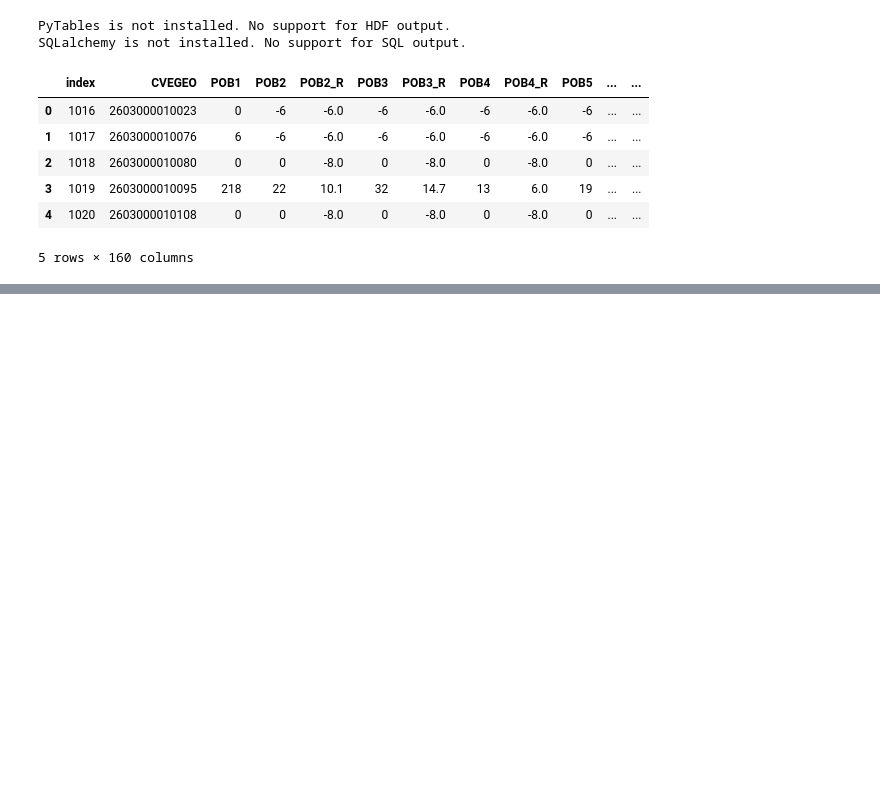
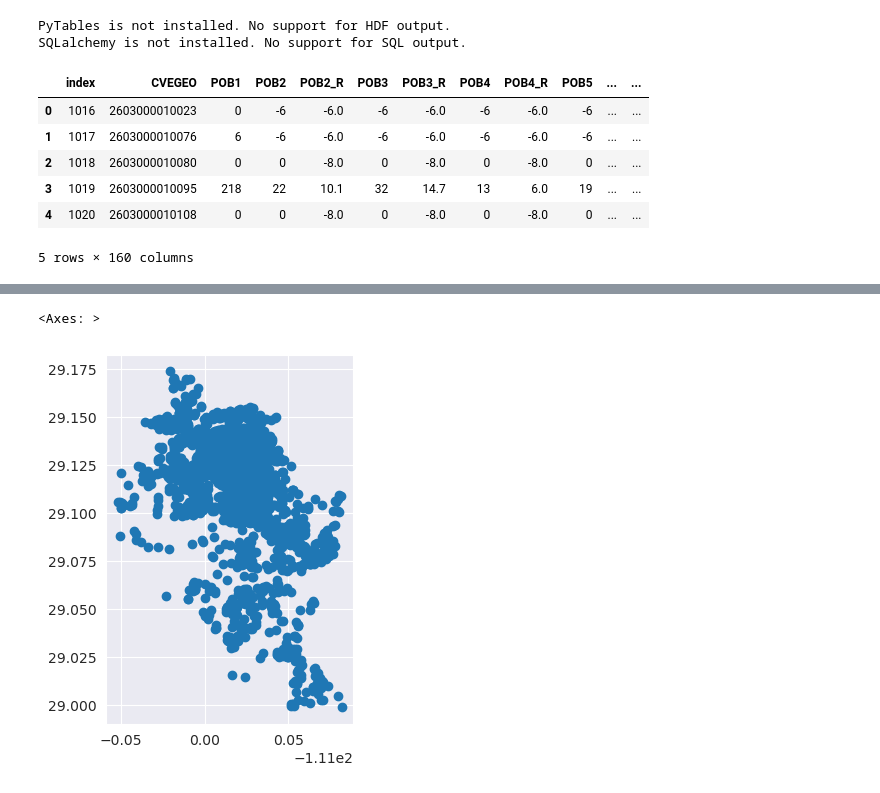
Before and after one commit to MaAnCoSa/fd_fhd_hmo_2010, a Jupyter notebook: 00_analysis_population.ipynb, the cells around one changed output, grey strips where cells are left out. Saved outputs shown, nothing was run; the diff lists cells and outputs as text; code cells hidden in the pictures; blank space fills up the shorter version.

```diff
--- a/00_analysis_population.ipynb
+++ b/00_analysis_population.ipynb
@@ -115,0 +29,9 @@ pop_df
+# %%
+data = pd.read_csv("nominal_data_dengue_2010.csv")
+data_by_date = pd.read_csv("data_by_date.csv")
+gdf = gpd.GeoDataFrame(
+    data_by_date, geometry=gpd.points_from_xy(data["x"], data["y"]), crs="EPSG:4326"
+)
+gdf["x"] = data["x"]
+gdf["y"] = data["y"]
+gdf.head()
@@ -115,0 +73,5 @@ pop_df
+# %%
+gdf.plot()
+# %% [output]
+<Axes: >
+[figure, added]
```
Also changed, not shown: parts of 22 cells of this notebook, 1 other file.
